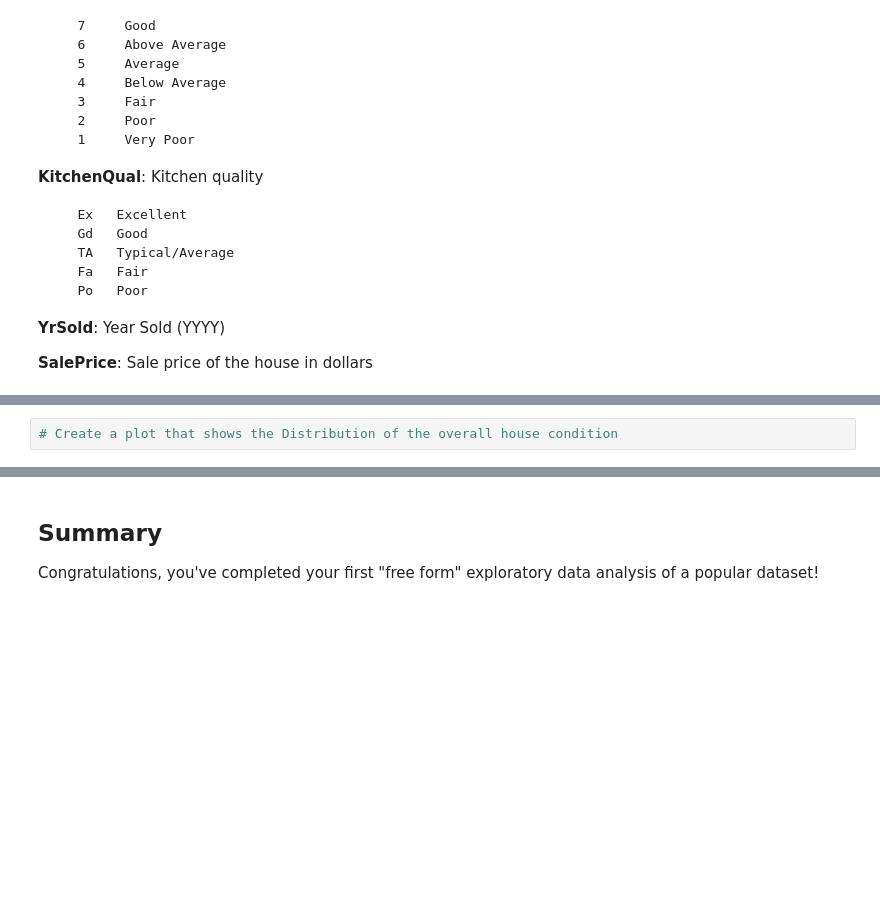
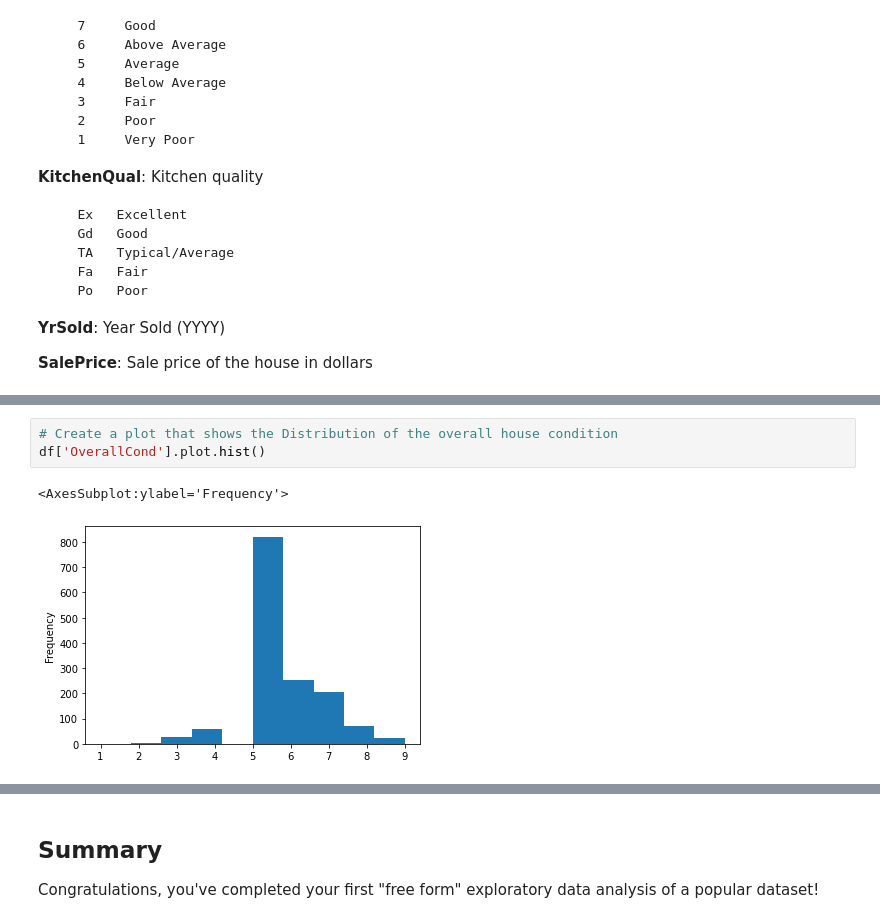
Before and after one commit to tamjid-ahsan/dsc-project-eda-with-pandas, a Jupyter notebook: index.ipynb, the cells around one changed output, grey strips where cells are left out. Saved outputs shown, nothing was run; the diff lists cells and outputs as text; blank space fills up the shorter version.

```diff
--- a/index.ipynb
+++ b/index.ipynb
@@ -76,4 +155,8 @@ df.info()
 # %%
 # Create a plot that shows the Distribution of the overall house condition
+df['OverallCond'].plot.hist()
+# %% [output]
+<AxesSubplot:ylabel='Frequency'>
+[figure, added]
 # %%
 # Create a Box Plot for SalePrice
```
Also changed, not shown: parts of 12 cells of this notebook.
